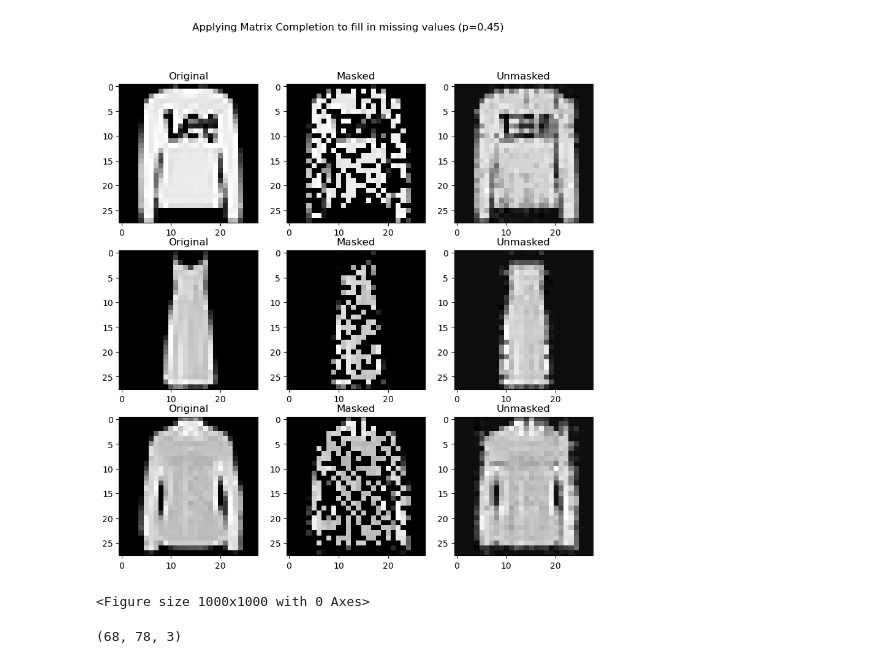
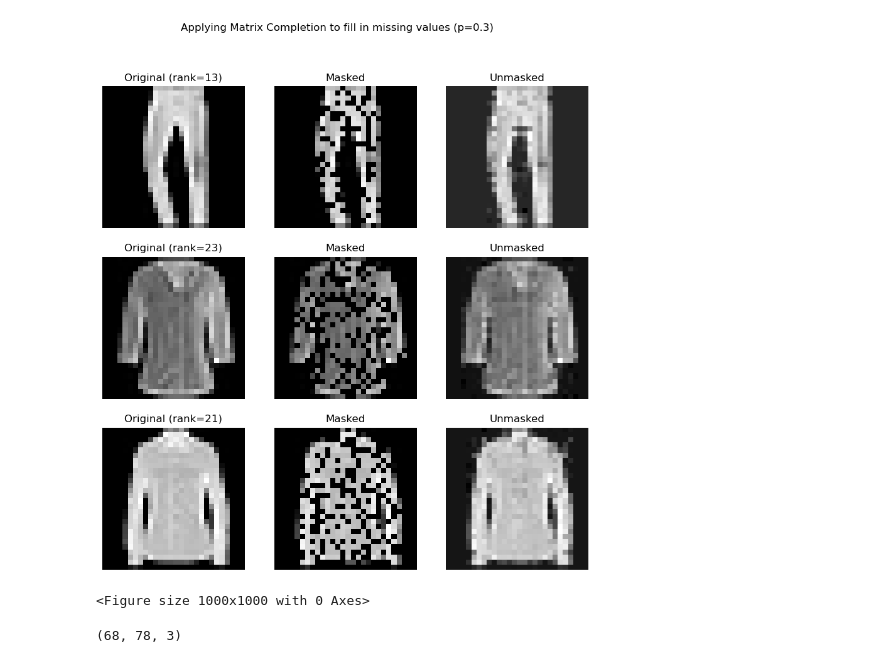
Before and after one commit to Xinshi0726/SDP-Relxations-With-Applications, a Jupyter notebook: matrix-completetion/MC.ipynb, the cells around one changed output. Drawn from its saved outputs; the diff is of its cells as text; code cells hidden in the pictures.

```diff
--- a/matrix-completetion/MC.ipynb
+++ b/matrix-completetion/MC.ipynb
@@ -24,12 +24,16 @@ def test_one_img(data, p):
     return data, masked_image, unmasked
 
 def show_img_triple(orig, masked, unmasked, i, axs):
-    axs[i,0].set_title("Original")
+    rank = np.linalg.matrix_rank(orig)
+    axs[i,0].set_title("Original (rank="+str(rank)+")")
     axs[i,0].imshow(orig, cmap="gray")
+    axs[i,0].axis('off')
     axs[i,1].set_title("Masked")
     axs[i,1].imshow(masked, cmap="gray")
+    axs[i,1].axis('off')
     axs[i,2].set_title("Unmasked")
     axs[i,2].imshow(unmasked,cmap="gray")
+    axs[i,2].axis('off')
 
 def test_and_plot_one_example(data, masked, unmasked, p, s=None):
     _, masked, unmasked = test_one_img(data, p)
@@ -57,21 +61,24 @@ def plot_colored_example(data, masked, unmasked, p, s=None):
         fig.suptitle(s)
 # %%
 # percent of points to remove
-p = .45
+p = .30
 
 num_img = 3
 rows, cols = num_img, 3
 fig, axs = plt.subplots(rows,cols, figsize=(10,10))
 figure = plt.figure(figsize=(10, 10))
+# plt.axis('off')
+# axs.set_axis_off()
 fig.suptitle("Applying Matrix Completion to fill in missing values (p=" + str(p) + ")")
 for i in range(num_img):
     # pick a random image in fashionData
     sample = np.random.randint(0,fashionData.shape[1])
+    # print(np.linalg.matrix_rank(fashionData[sample]))
     _, masked_image, im = test_one_img(fashionData[sample], p)
     show_img_triple(fashionData[sample], masked_image, im, i, axs)
 plt.show()
 # %% [output]
-[figure, old version]
+[figure, new version]
 <Figure size 1000x1000 with 0 Axes>
 # %%
 rpi_logo = plt.imread('data/imgs/color.jpg')
```
Also changed, not shown: 11 other files.
